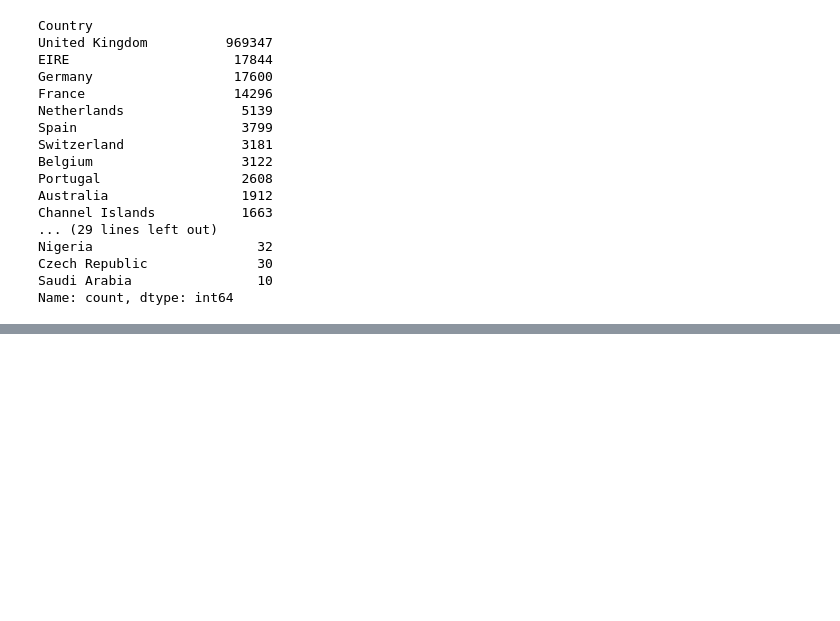
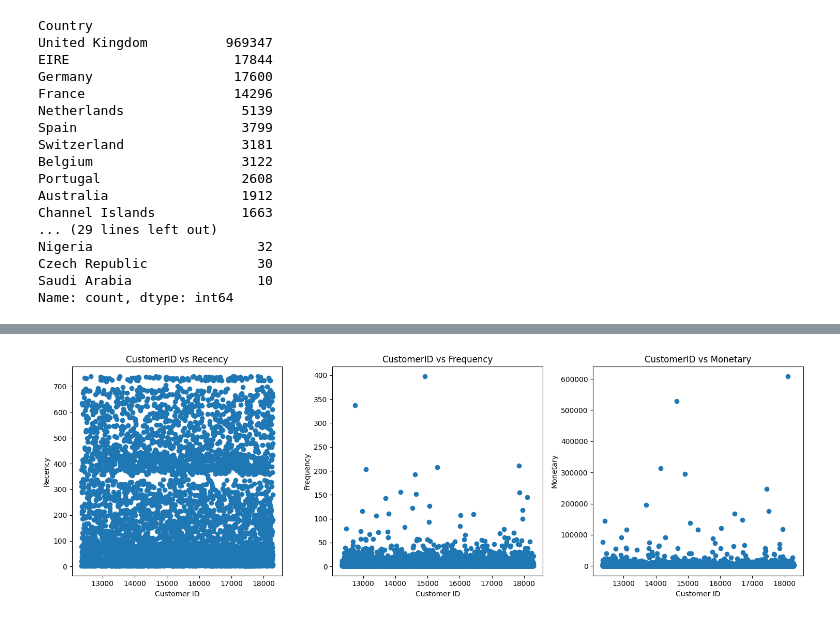
Before and after one commit to jonamadk/Customer-RFM-Analysis, a Jupyter notebook: analysis.ipynb, the cells around one changed output, grey strips where cells are left out. Drawn from its saved outputs; the diff is of its cells as text; code cells hidden in the pictures; blank space fills up the shorter version.

```diff
--- a/analysis.ipynb
+++ b/analysis.ipynb
@@ -131,0 +275,2 @@ Name: count, dtype: int64
+# %%
+df['TotalPrice'] = df['Quantity'] * df['Price']
@@ -131,0 +290,3 @@ Name: count, dtype: int64
+# %%
+today_date = df['InvoiceDate'].max() + dt.timedelta(days=2)
+today_date
@@ -131,0 +295,4 @@ Name: count, dtype: int64
+# %%
+rfm = df.groupby('Customer ID').agg({'InvoiceDate': lambda date: (today_date - date.max()).days,
+                                    'Invoice': lambda inv: inv.nunique(),
+                                    'TotalPrice': lambda price: price.sum()})
@@ -131,0 +309,4 @@ Name: count, dtype: int64
+# %%
+rfm.columns = ['Recency', 'Frequency', 'Monetary']
+rfm.reset_index(inplace=True)
+rfm.head()
@@ -131,0 +320,24 @@ Name: count, dtype: int64
+# %%
+import matplotlib.pyplot as plt
+
+# Assuming dataset is your DataFrame containing the dataset
+# If dataset is not defined, define it using your actual dataset
+
+plt.figure(figsize=(15, 5))
+
+# Define the features and titles
+features = ['Recency', 'Frequency', 'Monetary']
+titles = ['CustomerID vs Recency', 'CustomerID vs Frequency', 'CustomerID vs Monetary']
+
+# Plot the scatter plots
+for i, feature in enumerate(features, start=1):
+    plt.subplot(1, 3, i)
+    plt.scatter(rfm['Customer ID'], rfm[feature])
+    plt.xlabel('Customer ID')
+    plt.ylabel(feature)
+    plt.title(titles[i - 1])
+
+plt.tight_layout()
+plt.show()
+# %% [output]
+[figure, added]
```
Also changed, not shown: parts of 60 cells of this notebook.
